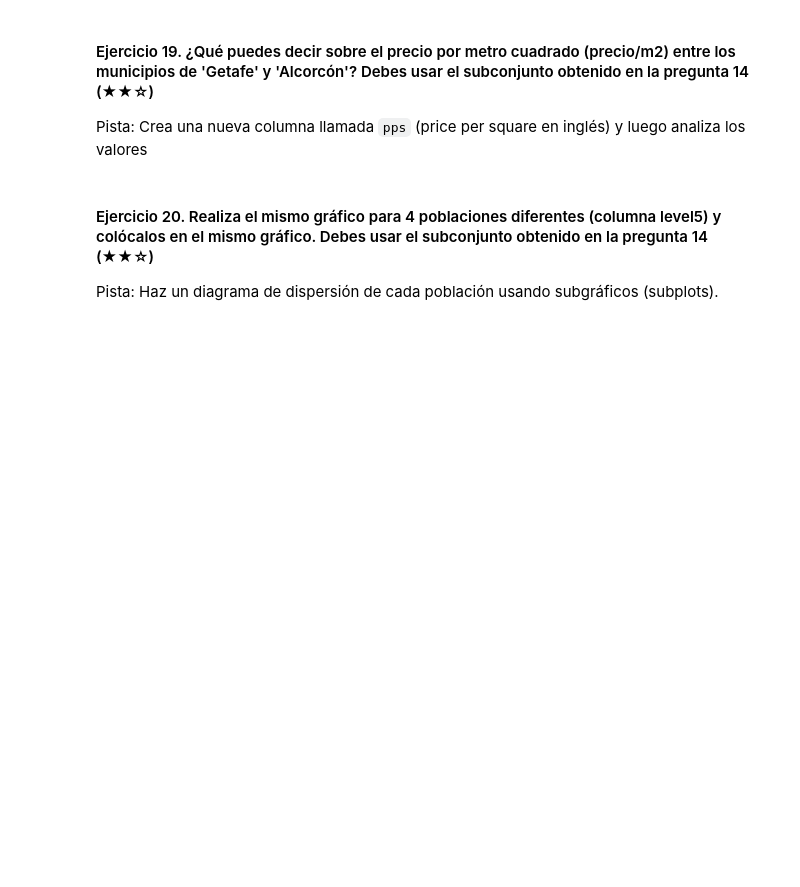
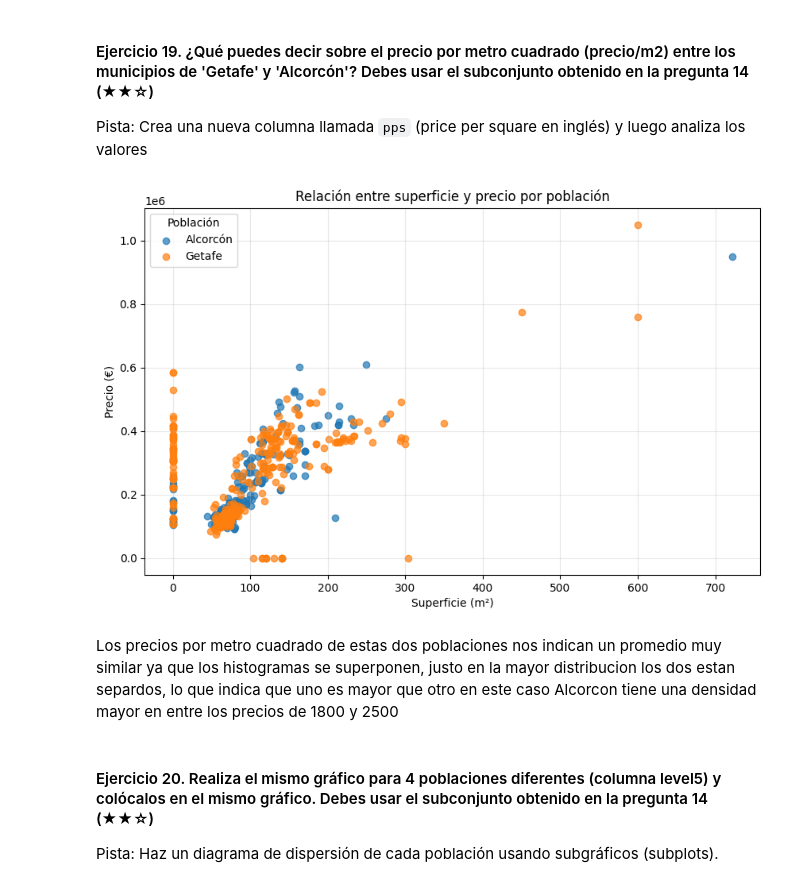
Before and after one commit to Gabymoctezuma/realestate-datacleanup-exercise, a Jupyter notebook: project.es.ipynb, the cells around one changed output. Drawn from its saved outputs; the diff is of its cells as text; code cells hidden in the pictures; blank space fills up the shorter version.

```diff
--- a/project.es.ipynb
+++ b/project.es.ipynb
@@ -466,6 +482,29 @@ Pista: Puedes ayudarte revisando la demostración multihist de Matplotlib.
 Pista: Crea una nueva columna llamada `pps` (price per square en inglés) y luego analiza los valores
 # %%
 # TODO
+Cinturon_sur = ds[ds["level5"].isin(["Getafe", "Alcorcón"])]
+
+plt.figure(figsize=(10, 6))
+
+for poblacion in Cinturon_sur["level5"].unique():
+    subset = Cinturon_sur[Cinturon_sur["level5"] == poblacion]
+    plt.scatter(
+        subset["surface"],
+        subset["price"],
+        label=poblacion,
+        alpha=0.7
+    )
+
+plt.title("Relación entre superficie y precio por población")
+plt.xlabel("Superficie (m²)")
+plt.ylabel("Precio (€)")
+plt.legend(title="Población")
+plt.grid(alpha=0.3)
+plt.show()
+# %% [output]
+[figure, added]
+# %% [markdown]
+Los precios por metro cuadrado de estas dos poblaciones nos indican un promedio muy similar ya que los histogramas se superponen, justo en la mayor distribucion los dos estan separdos, lo que indica que uno es mayor que otro en este caso Alcorcon tiene una densidad mayor en entre los precios de 1800 y 2500
 # %% [markdown]
 #### Ejercicio 20. Realiza el mismo gráfico para 4 poblaciones diferentes (columna level5) y colócalos en el mismo gráfico. Debes usar el subconjunto obtenido en la pregunta 14 (★★☆)
 Pista: Haz un diagrama de dispersión de cada población usando subgráficos (subplots).
```
Also changed, not shown: parts of 18 cells of this notebook, 1 other file.
